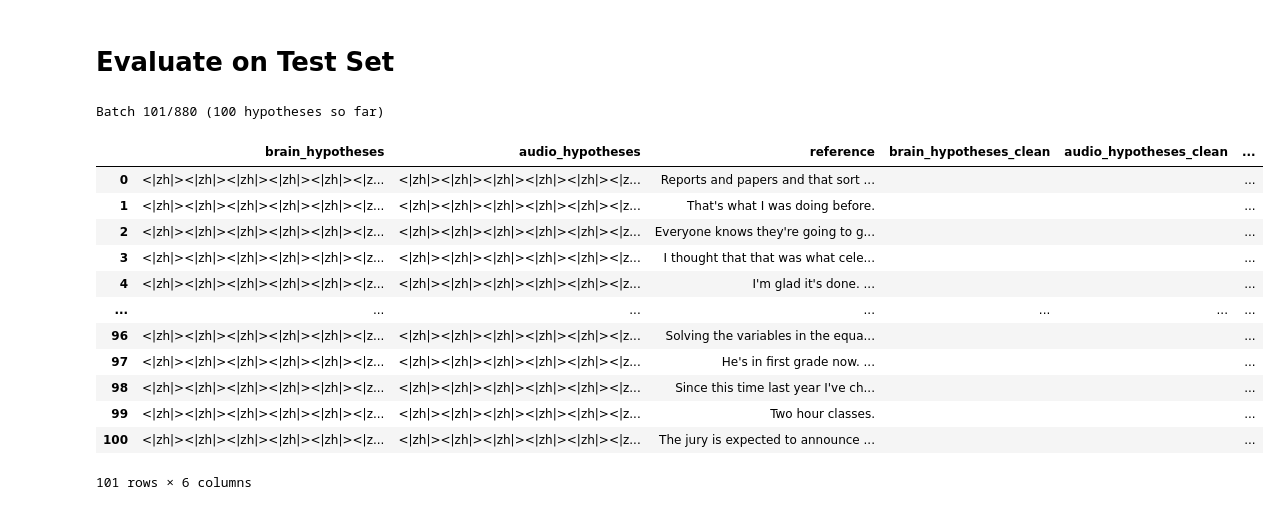
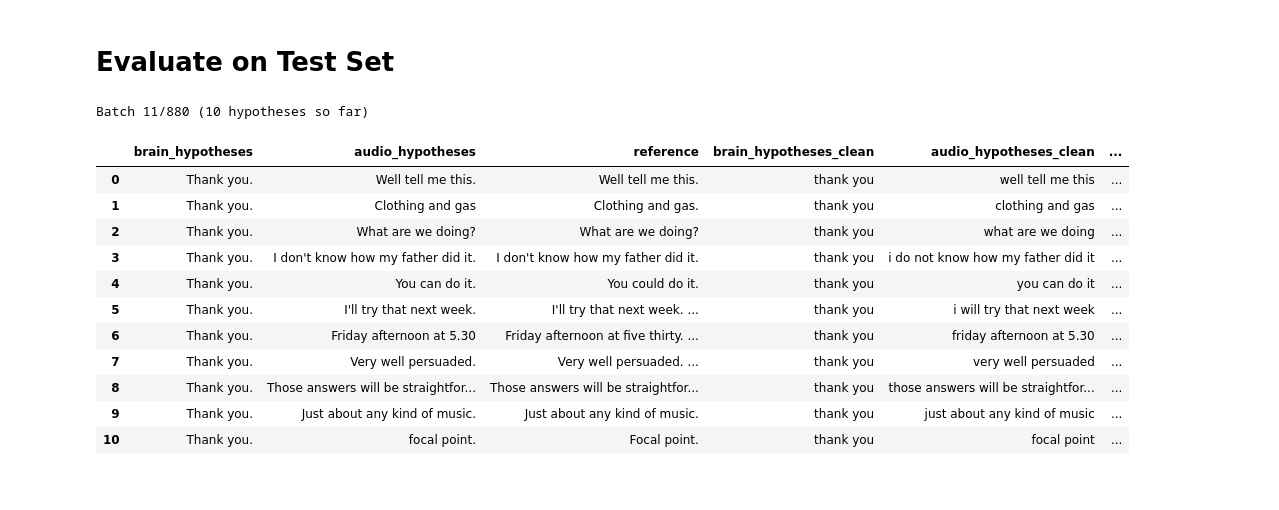
Before and after one commit to olivershetler/WhisperBrain, a Jupyter notebook: notebooks/WhisperBrainTrain.ipynb, the cells around one changed output. Cells and saved outputs as stored; diff of their text form; code cells hidden in the pictures.

```diff
--- a/notebooks/WhisperBrainTrain.ipynb
+++ b/notebooks/WhisperBrainTrain.ipynb
@@ -59,5 +59,5 @@ def train(model, data_loader, optimizer, alpha=0.5, iqr=20, temperature=0.07, ne
         i += 1
         print(f"Loss: {loss.item()} ({i}/{batches})         ", end="\r")
 # %%
-train(model, dataloader, optimizer, alpha=0.1, iqr=1, temperature=0.2, neg_sample_prop=7)
+train(model, dataloader, optimizer, alpha=1, iqr=5, temperature=0.2, neg_sample_prop=None)
 # %% [output]
@@ -77,12 +77,19 @@ torch.save(model.state_dict(), checkpoint_dir + f"\{timestamp}.pth")
 loss_fn = torch.nn.CrossEntropyLoss()
 tokenizer = whisper.tokenizer.get_tokenizer("en")
 text = "The quick brown fox jumps over the lazy dog."
-tokens = tokenizer.encode(text)
 brain_data, mels, texts, signal_lengths = dataloader.__iter__().__next__()
+def clean_texts(texts):
+    new_texts = []
+    for text in texts:
+        text = text.strip()
+        # remove all puncutation except apostrophes for truncated words
+        text = text.translate(str.maketrans("", "", ".,!?()[]{};:<>"))
+        # remove double spaces
+        text = text.replace("  ", " ")
+        new_texts.append(text.strip())
+    return tuple(new_texts)
 def encode_texts(texts):
     # remove white space from start and end
-    for sentence in texts:
-        sentence = sentence.strip()
     sots = list(tokenizer.sot_sequence_including_notimestamps)
     eot = [tokenizer.eot]
     token_map = map(tokenizer.encode, texts)
@@ -91,6 +98,8 @@ def encode_texts(texts):
         token_array.append(sots + tokens + eot)
     token_array = torch.tensor(token_array, dtype=torch.long, device=DEVICE)
     return token_array
-tokens = encode_texts(texts)
+cleaned_texts = clean_texts(texts)
+tokens = encode_texts(cleaned_texts)
 print(tokens)
+print(cleaned_texts)
 # %% [output]
@@ -245,4 +320,4 @@ def train_full(model, data_loader, optimizer, seq2seq_loss, alignment_loss, beta
 # %%
 # load checkpoint
-#checkpoint = torch.load("K:\ke\sta\data\Willett&EtAl2023\checkpoints\\20240527155310.pth")
-#model.load_state_dict(checkpoint)
+checkpoint = torch.load(checkpoint_dir + '/20240529063848-final.pth')
+model.load_state_dict(checkpoint)
@@ -249,7 +326,9 @@ def train_full(model, data_loader, optimizer, seq2seq_loss, alignment_loss, beta
 # %%
-model.toggle_freeze(part='audio', unfreeze=False)
-optimizer = torch.optim.Adam(model.parameters(), lr=0.001)
-log, run_timestamp = train_full(model, dataloader, optimizer, loss_fn, mse_adjusted_temporal_gaussian_infonce_loss, beta=0.5, alpha=0.1, iqr=10, temperature=0.2, neg_sample_prop=7, max_length=150, sampling_prob=0.1)
-tough_sentences = log.loc[(log["ASL"] > 0.5) | (log["BSL"] > 0.5)]
-tough_sentences
+model.toggle_freeze(part='whisper', unfreeze=False)
+lr = 0.0001
+sampling_prob = 0
+for i in range(0, 11):
+    optimizer = torch.optim.Adam(model.parameters(), lr=lr)
+    sampling_prob += i/20
+    log, run_timestamp = train_full(model, dataloader, optimizer, beta=0.5, sampling_prob=sampling_prob)
 # %% [output]
@@ -351,23 +430,22 @@ def decode_seq2seq(model, dataloader, options, sample_size=10):
 def wer(hypothesis, reference):
     return jiwer.wer(reference, hypothesis)
 # %%
-results = decode_seq2seq(model, testloader, options, sample_size=100)
+results = decode_seq2seq(model, testloader, options, sample_size=10)
 results
 # %% [output]
-Batch 101/880 (100 hypotheses so far)
+Batch 11/880 (10 hypotheses so far)
 |  | brain_hypotheses | audio_hypotheses | reference | brain_hypotheses_clean | audio_hypotheses_clean | ... |
-| 0 | <|zh|><|zh|><|zh|><|zh|><|zh|><|z... | <|zh|><|zh|><|zh|><|zh|><|zh|><|z... | Reports and papers and that sort ... |  |  | ... |
-| 1 | <|zh|><|zh|><|zh|><|zh|><|zh|><|z... | <|zh|><|zh|><|zh|><|zh|><|zh|><|z... | That's what I was doing before. |  |  | ... |
-| 2 | <|zh|><|zh|><|zh|><|zh|><|zh|><|z... | <|zh|><|zh|><|zh|><|zh|><|zh|><|z... | Everyone knows they're going to g... |  |  | ... |
-| 3 | <|zh|><|zh|><|zh|><|zh|><|zh|><|z... | <|zh|><|zh|><|zh|><|zh|><|zh|><|z... | I thought that that was what cele... |  |  | ... |
-| 4 | <|zh|><|zh|><|zh|><|zh|><|zh|><|z... | <|zh|><|zh|><|zh|><|zh|><|zh|><|z... | I'm glad it's done. ... |  |  | ... |
-| ... | ... | ... | ... | ... | ... | ... |
-| 96 | <|zh|><|zh|><|zh|><|zh|><|zh|><|z... | <|zh|><|zh|><|zh|><|zh|><|zh|><|z... | Solving the variables in the equa... |  |  | ... |
-| 97 | <|zh|><|zh|><|zh|><|zh|><|zh|><|z... | <|zh|><|zh|><|zh|><|zh|><|zh|><|z... | He's in first grade now. ... |  |  | ... |
-| 98 | <|zh|><|zh|><|zh|><|zh|><|zh|><|z... | <|zh|><|zh|><|zh|><|zh|><|zh|><|z... | Since this time last year I've ch... |  |  | ... |
-| 99 | <|zh|><|zh|><|zh|><|zh|><|zh|><|z... | <|zh|><|zh|><|zh|><|zh|><|zh|><|z... | Two hour classes. |  |  | ... |
-| 100 | <|zh|><|zh|><|zh|><|zh|><|zh|><|z... | <|zh|><|zh|><|zh|><|zh|><|zh|><|z... | The jury is expected to announce ... |  |  | ... |
+| 0 | Thank you. | Well tell me this. | Well tell me this. | thank you | well tell me this | ... |
+| 1 | Thank you. | Clothing and gas | Clothing and gas. | thank you | clothing and gas | ... |
+| 2 | Thank you. | What are we doing? | What are we doing? | thank you | what are we doing | ... |
+| 3 | Thank you. | I don't know how my father did it. | I don't know how my father did it. | thank you | i do not know how my father did it | ... |
+| 4 | Thank you. | You can do it. | You could do it. | thank you | you can do it | ... |
+| 5 | Thank you. | I'll try that next week. | I'll try that next week. ... | thank you | i will try that next week | ... |
+| 6 | Thank you. | Friday afternoon at 5.30 | Friday afternoon at five thirty. ... | thank you | friday afternoon at 5.30 | ... |
+| 7 | Thank you. | Very well persuaded. | Very well persuaded. ... | thank you | very well persuaded | ... |
+| 8 | Thank you. | Those answers will be straightfor... | Those answers will be straightfor... | thank you | those answers will be straightfor... | ... |
+| 9 | Thank you. | Just about any kind of music. | Just about any kind of music. | thank you | just about any kind of music | ... |
+| 10 | Thank you. | focal point. | Focal point. | thank you | focal point | ... |
-101 rows × 6 columns
 # %%
 brain_wer = jiwer.wer(list(results["reference_clean"]), list(results["brain_hypotheses_clean"]))
 audio_wer = jiwer.wer(list(results["reference_clean"]), list(results["audio_hypotheses_clean"]))
```
Also changed, not shown: parts of 8 cells of this notebook, 4 other files.
